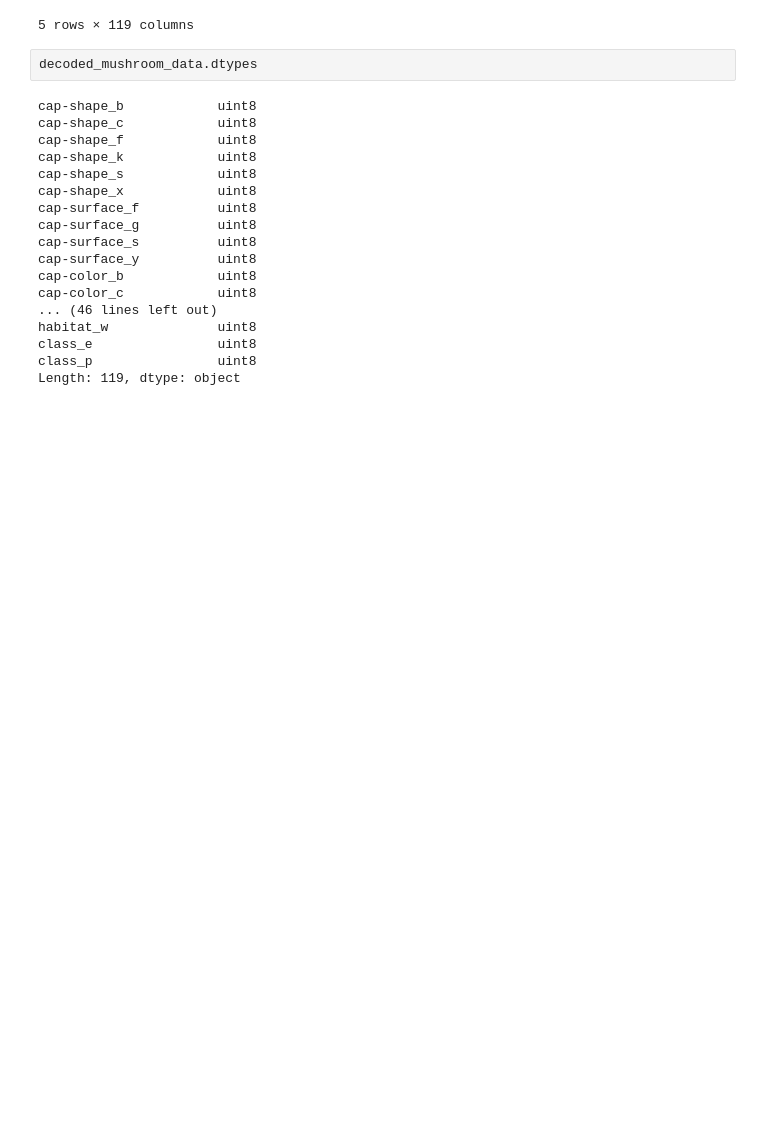
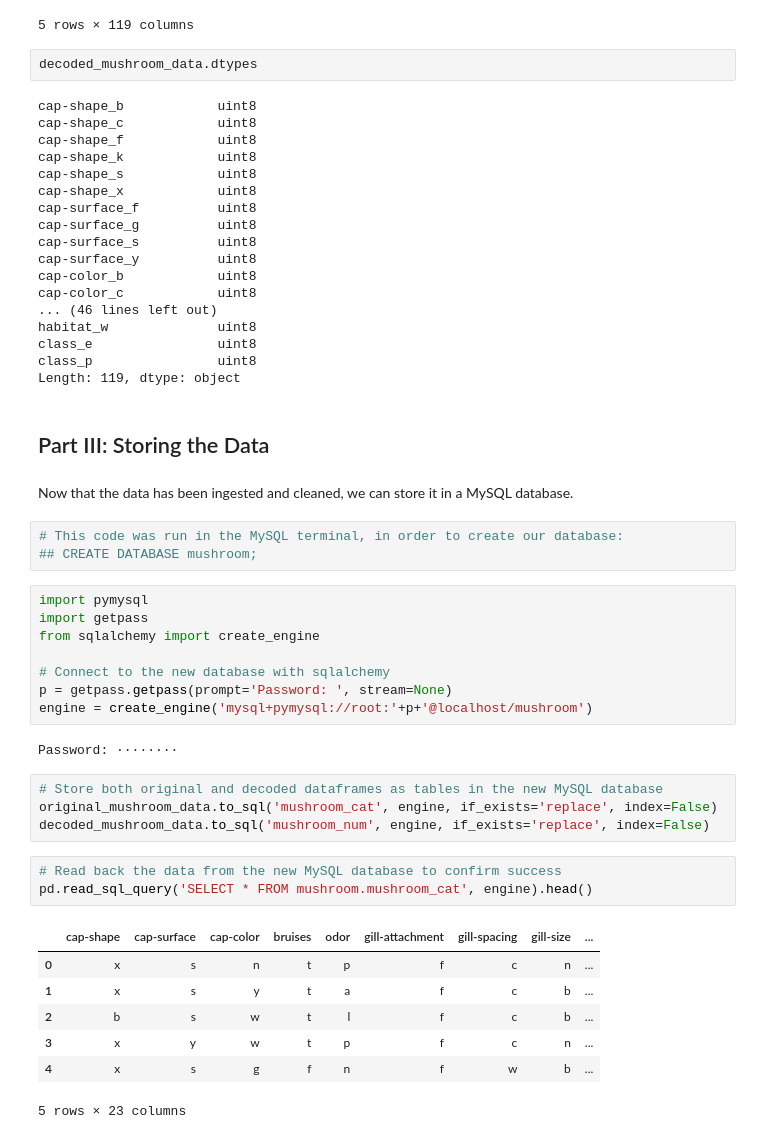
Before and after one commit to gtxsy/datamia0619, a Jupyter notebook: final-project/src/Exploration of Poisonous Mushrooms.ipynb, the cells around one changed output. Saved outputs shown, nothing was run; the diff lists cells and outputs as text; blank space fills up the shorter version.

Commit message:
Add mysql data storage to the final-project, and export cleaned CSV files to the src/export directory.

```diff
--- a/final-project/src/Exploration of Poisonous Mushrooms.ipynb
+++ b/final-project/src/Exploration of Poisonous Mushrooms.ipynb
@@ -131,3 +131,35 @@ habitat_w              uint8
 class_e                uint8
 class_p                uint8
 Length: 119, dtype: object
+# %% [markdown]
+## Part III: Storing the Data
+# %% [markdown]
+Now that the data has been ingested and cleaned, we can store it in a MySQL database.
+# %%
+# This code was run in the MySQL terminal, in order to create our database:
+## CREATE DATABASE mushroom;
+# %%
+import pymysql
+import getpass
+from sqlalchemy import create_engine
+
+# Connect to the new database with sqlalchemy
+p = getpass.getpass(prompt='Password: ', stream=None)
+engine = create_engine('mysql+pymysql://root:'+p+'@localhost/mushroom')
+# %% [output]
+Password: ········
+# %%
+# Store both original and decoded dataframes as tables in the new MySQL database
+original_mushroom_data.to_sql('mushroom_cat', engine, if_exists='replace', index=False)
+decoded_mushroom_data.to_sql('mushroom_num', engine, if_exists='replace', index=False)
+# %%
+# Read back the data from the new MySQL database to confirm success
+pd.read_sql_query('SELECT * FROM mushroom.mushroom_cat', engine).head()
+# %% [output]
+|  | cap-shape | cap-surface | cap-color | bruises | odor | gill-attachment | gill-spacing | gill-size | ... |
+| 0 | x | s | n | t | p | f | c | n | ... |
+| 1 | x | s | y | t | a | f | c | b | ... |
+| 2 | b | s | w | t | l | f | c | b | ... |
+| 3 | x | y | w | t | p | f | c | n | ... |
+| 4 | x | s | g | f | n | f | w | b | ... |
+5 rows × 23 columns
```
Also changed, not shown: parts of 2 cells of this notebook, 3 other files.
